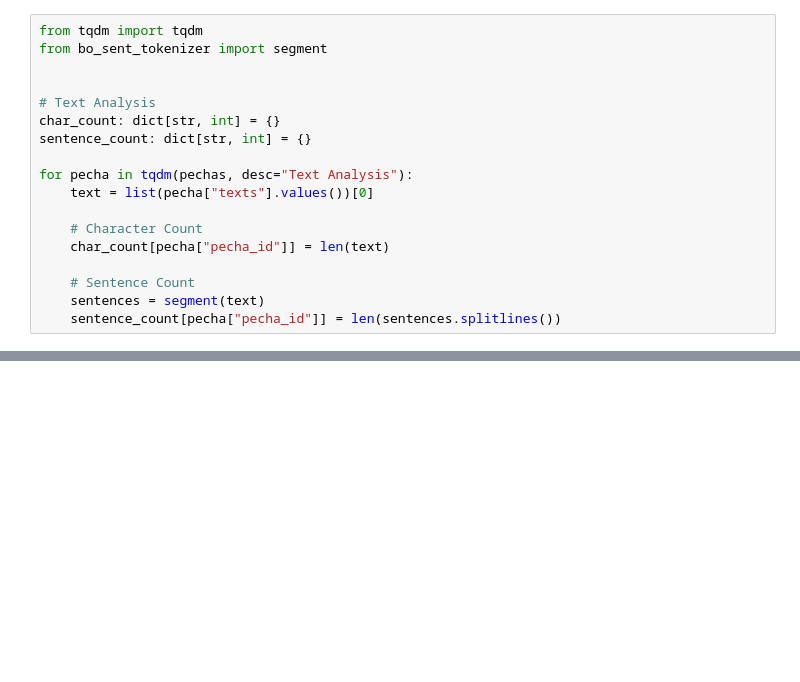
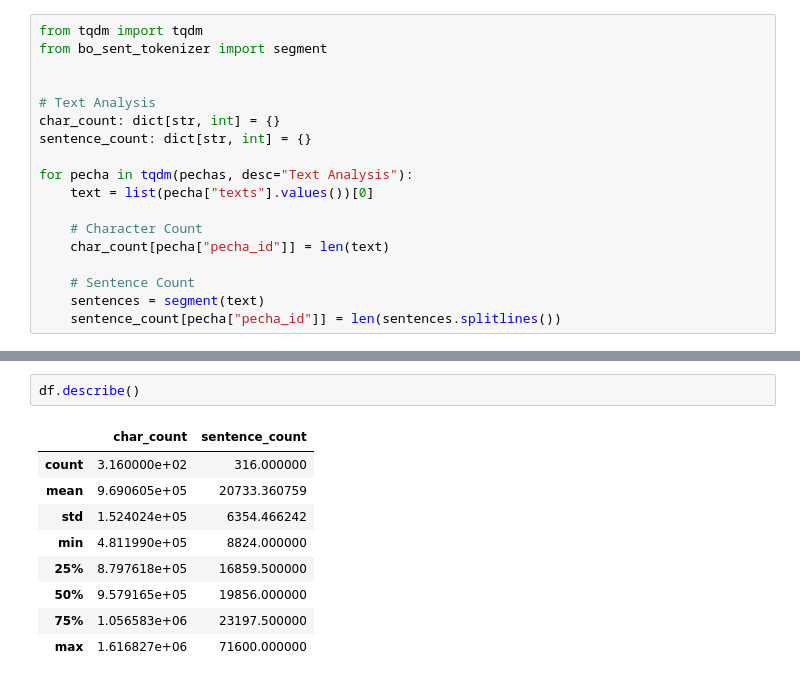
Before and after one commit to OpenPecha/buddhist-consensus, a Jupyter notebook: prepare_data/__init__.ipynb, the cells around one changed output, grey strips where cells are left out. Saved outputs shown, nothing was run; the diff lists cells and outputs as text; blank space fills up the shorter version.

```diff
--- a/prepare_data/__init__.ipynb
+++ b/prepare_data/__init__.ipynb
@@ -97,0 +181,12 @@ plt.show()
+# %%
+df.describe()
+# %% [output]
+|  | char_count | sentence_count |
+| count | 3.160000e+02 | 316.000000 |
+| mean | 9.690605e+05 | 20733.360759 |
+| std | 1.524024e+05 | 6354.466242 |
+| min | 4.811990e+05 | 8824.000000 |
+| 25% | 8.797618e+05 | 16859.500000 |
+| 50% | 9.579165e+05 | 19856.000000 |
+| 75% | 1.056583e+06 | 23197.500000 |
+| max | 1.616827e+06 | 71600.000000 |
```
Also changed, not shown: parts of 7 cells of this notebook, 1 other file.
